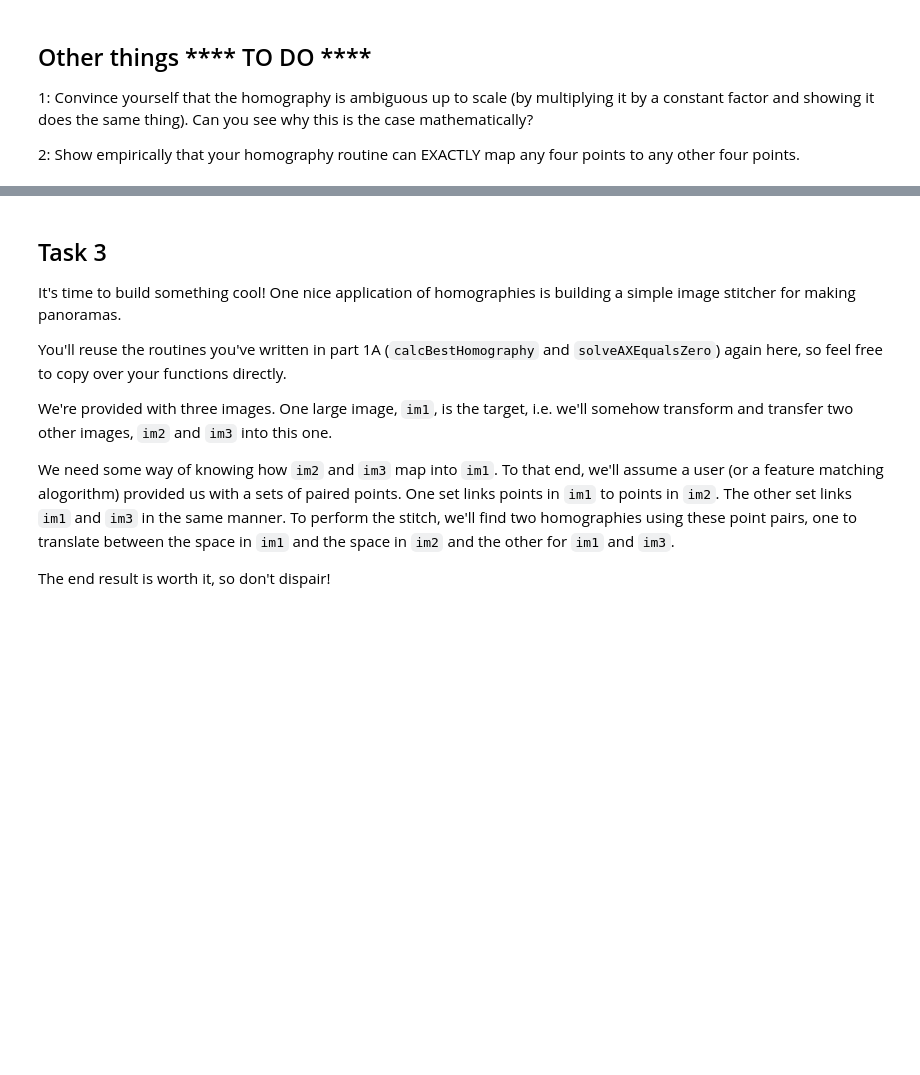
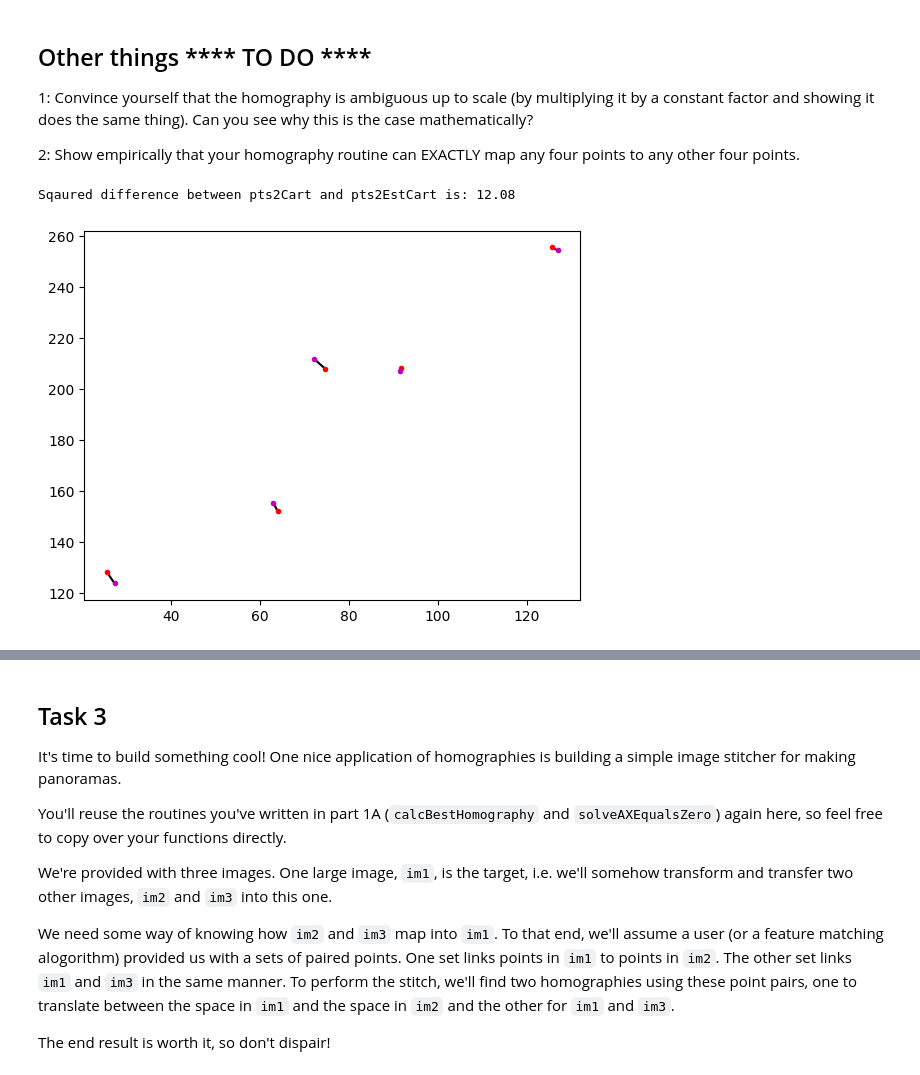
Before and after one commit to KasLoot/CV_and_Sensing, a Jupyter notebook: labs/Lab3.ipynb, the cells around one changed output, grey strips where cells are left out. Cells and saved outputs as stored; diff of their text form; code cells hidden in the pictures; blank space fills up the shorter version.

```diff
--- a/labs/Lab3.ipynb
+++ b/labs/Lab3.ipynb
@@ -531,3 +515,34 @@ Can you see why this is the case mathematically?
 
 2: Show empirically that your homography routine can EXACTLY map any four points to any
 other four points.
+# %%
+# Replace this with a call to the function calcBestHomography. You'll need to figure out which way around the
+# points go in the function, i.e. which direction this homography transforms points from and to. The ordering
+# is dead simple for now but acts as a simple exercise for what comes in later parts of this practical.
+HEst = calcBestHomography(pts1Cart, pts2Cart)
+
+HEst_scaled = 2 * HEst
+
+# Apply estimated homography to points
+pts2EstHom = np.matmul(HEst_scaled,pts1Hom)
+
+# Convert back to Cartesian coordinates
+pts2EstCart = pts2EstHom[0:2,:] / np.tile([pts2EstHom[2,:]],(2,1))
+
+# Calculate the mean squared distance from actual points
+sqDiff = np.mean(sum((pts2Cart - pts2EstCart)**2))
+
+print("Sqaured difference between pts2Cart and pts2EstCart is: %.2f" % sqDiff)
+
+# Draw figure with points before and after applying the estimated homography
+nPoint = pts1Cart.shape[1]
+
+# Plot a black line between pairs of actual points (red) and estimated points (magenta)
+for cPoint in range(0, nPoint):
+    plt.plot([pts2Cart[0,cPoint], pts2EstCart[0,cPoint]], [pts2Cart[1,cPoint], pts2EstCart[1,cPoint]],'k-')
+    plt.plot(pts2Cart[0,cPoint],pts2Cart[1,cPoint],'r.',pts2EstCart[0,cPoint],pts2EstCart[1,cPoint],'m.')
+
+plt.show()
+# %% [output]
+Sqaured difference between pts2Cart and pts2EstCart is: 12.08
+[figure, added]
```
Also changed, not shown: parts of 4 cells of this notebook.
